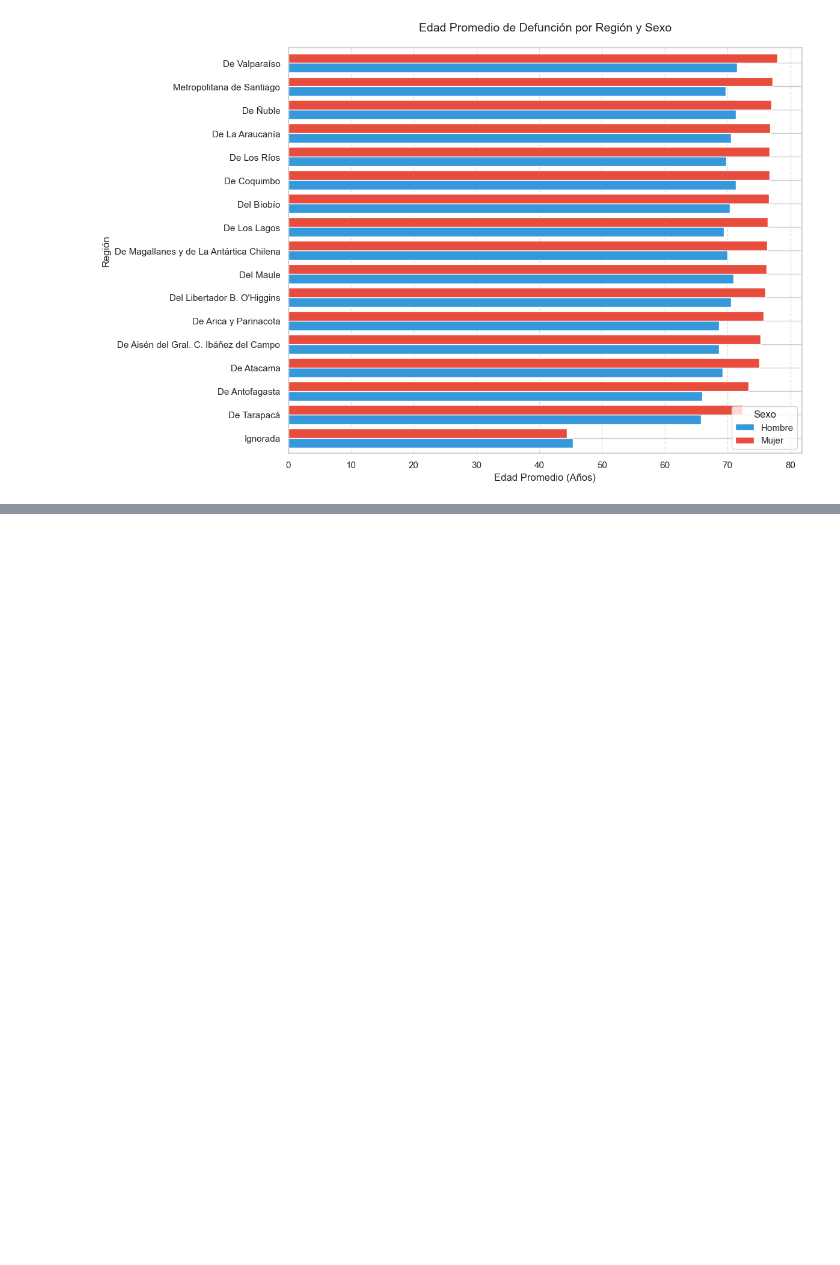
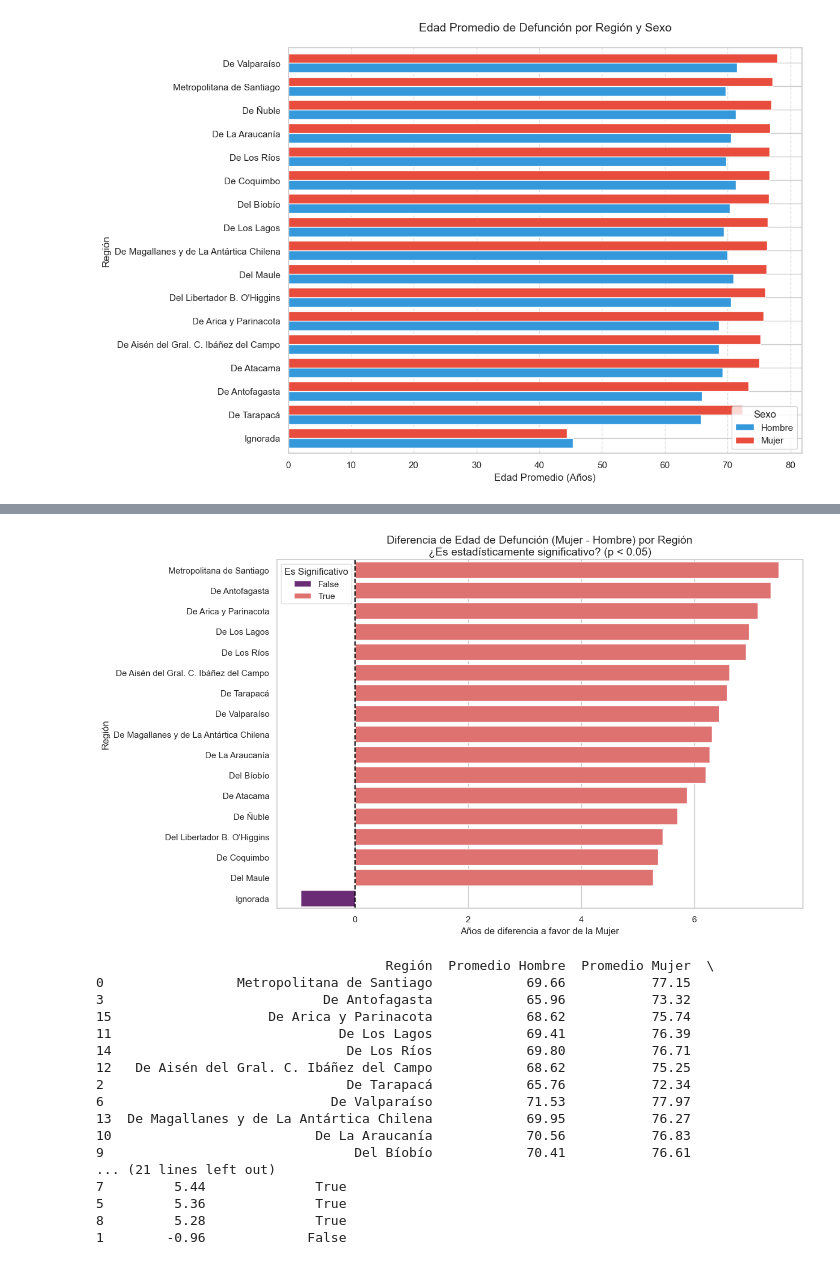
Before and after one commit to Bladex12/proyecto-analisis, a Jupyter notebook: trabajo.ipynb, the cells around one changed output, grey strips where cells are left out. Cells and saved outputs as stored; diff of their text form; code cells hidden in the pictures; blank space fills up the shorter version.

```diff
--- a/trabajo.ipynb
+++ b/trabajo.ipynb
@@ -372,0 +421,56 @@ plt.show()
+# %%
+from scipy import stats
+
+# 1. Preparar los datos
+# Filtramos por género (Hombre/Mujer) y aseguramos que la edad sea válida
+df_stats = df[df['SEXO_NOMBRE'].isin(['Hombre', 'Mujer'])].dropna(subset=['EDAD_CANT', 'NOMBRE_REGION'])
+
+# 2. Análisis por Región
+resultados_regionales = []
+
+for region in df_stats['NOMBRE_REGION'].unique():
+    edades_hombres = df_stats[(df_stats['NOMBRE_REGION'] == region) & (df_stats['SEXO_NOMBRE'] == 'Hombre')]['EDAD_CANT']
+    edades_mujeres = df_stats[(df_stats['NOMBRE_REGION'] == region) & (df_stats['SEXO_NOMBRE'] == 'Mujer')]['EDAD_CANT']
+
+    # Realizamos una prueba T de Student para muestras independientes
+    t_stat, p_val = stats.ttest_ind(edades_mujeres, edades_hombres, equal_var=False)
+
+    resultados_regionales.append({
+        'Región': region,
+        'Promedio Hombre': edades_hombres.mean(),
+        'Promedio Mujer': edades_mujeres.mean(),
+        'Diferencia': edades_mujeres.mean() - edades_hombres.mean(),
+        'P-Value': p_val,
+        'Es Significativo': p_val < 0.05
+    })
+
+df_resultados = pd.DataFrame(resultados_regionales).sort_values(by='Diferencia', ascending=False)
+
+# 3. Visualización de la Significancia
+plt.figure(figsize=(12, 8))
+sns.barplot(x='Diferencia', y='Región', data=df_resultados, hue='Es Significativo', palette='magma')
+plt.title('Diferencia de Edad de Defunción (Mujer - Hombre) por Región\n¿Es estadísticamente significativo? (p < 0.05)', fontsize=14)
+plt.xlabel('Años de diferencia a favor de la Mujer')
+plt.axvline(0, color='black', linestyle='--')
+plt.show()
+
+print(df_resultados[['Región', 'Promedio Hombre', 'Promedio Mujer', 'Diferencia', 'Es Significativo']])
+# %% [output]
+[figure, added]
+                                     Región  Promedio Hombre  Promedio Mujer  \
+0                 Metropolitana de Santiago            69.66           77.15
+3                            De Antofagasta            65.96           73.32
+15                    De Arica y Parinacota            68.62           75.74
+11                             De Los Lagos            69.41           76.39
+14                              De Los Ríos            69.80           76.71
+12   De Aisén del Gral. C. Ibáñez del Campo            68.62           75.25
+2                               De Tarapacá            65.76           72.34
+6                             De Valparaíso            71.53           77.97
+13  De Magallanes y de La Antártica Chilena            69.95           76.27
+10                          De La Araucanía            70.56           76.83
+9                                Del Bíobío            70.41           76.61
+... (21 lines left out)
+7         5.44              True
+5         5.36              True
+8         5.28              True
+1        -0.96             False
```
Also changed, not shown: parts of 7 cells of this notebook.
